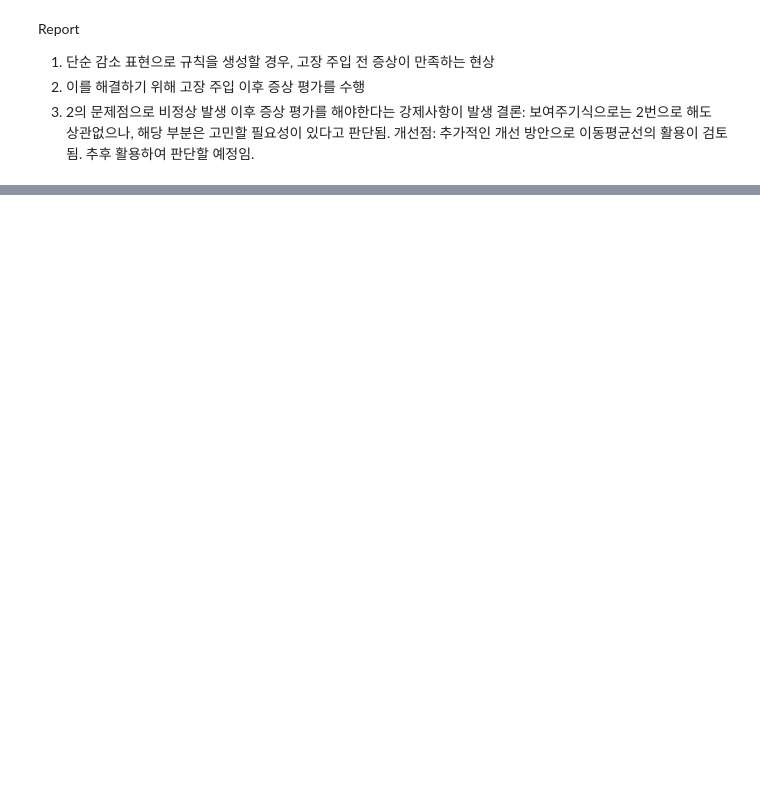
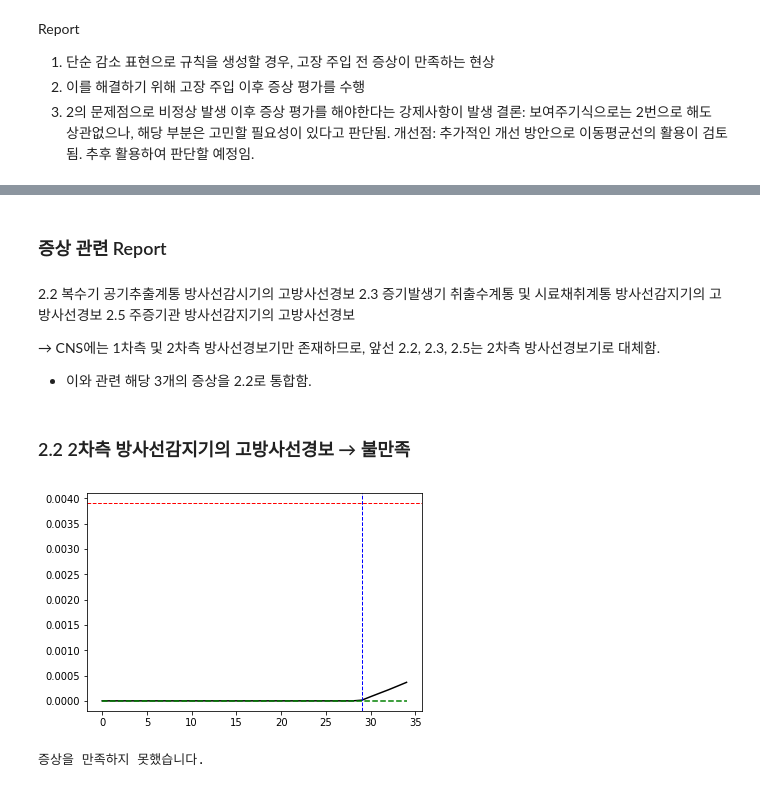
Before and after one commit to Jonghyun-Kim-73/CRONI_Project, a Jupyter notebook: Abnormal_Procedure_Verification/Verif_23_06.ipynb, the cells around one changed output, grey strips where cells are left out. Cells and saved outputs as stored; diff of their text form; code cells hidden in the pictures; blank space fills up the shorter version.

```diff
--- a/Abnormal_Procedure_Verification/Verif_23_06.ipynb
+++ b/Abnormal_Procedure_Verification/Verif_23_06.ipynb
@@ -57,0 +100,32 @@ Report
+# %% [markdown]
+### 증상 관련 Report
+# %% [markdown]
+2.2 복수기 공기추출계통 방사선감시기의 고방사선경보
+2.3 증기발생기 취출수계통 및 시료채취계통 방사선감지기의 고방사선경보
+2.5 주증기관 방사선감지기의 고방사선경보
+
+→ CNS에는 1차측 및 2차측 방사선경보기만 존재하므로, 앞선 2.2, 2.3, 2.5는 2차측 방사선경보기로 대체함.
+
+* 이와 관련 해당 3개의 증상을 2.2로 통합함.
+# %% [markdown]
+### 2.2 2차측 방사선감지기의 고방사선경보 → 불만족
+# %%
+# DSECON : 2차측 방사선, 3.9E-3 : 2차측 방사선 경보 설정치
+plt.plot(db['DSECON'], color='k') # -> 2차측 방사선 증가 확인
+plt.plot(db['KLAMPO301'], color='g', linestyle='--') # -> 2차측 방사선 경보 미발생
+vline = plt.axvline(29, color='b', linestyle='--', linewidth=1)
+hline = plt.axhline(3.9E-3, color='r', linestyle='--', linewidth=1)
+# %% [output]
+[figure, added]
+# %%
+sec_rad = []
+for i in range(len(db)):
+    if i > 29:
+        if db['DSECON'][i] > 3.9E-3:
+            sec_rad.append(i+1)
+if len(sec_rad) == 0:
+    print('증상을 만족하지 못했습니다.')
+else:
+    print(f'최초 2차측 고방사선 경보 증상 만족 시간 : {sec_rad[0]}초')
+# %% [output]
+증상을 만족하지 못했습니다.
```
Also changed, not shown: parts of 33 cells of this notebook, 1 other file.
